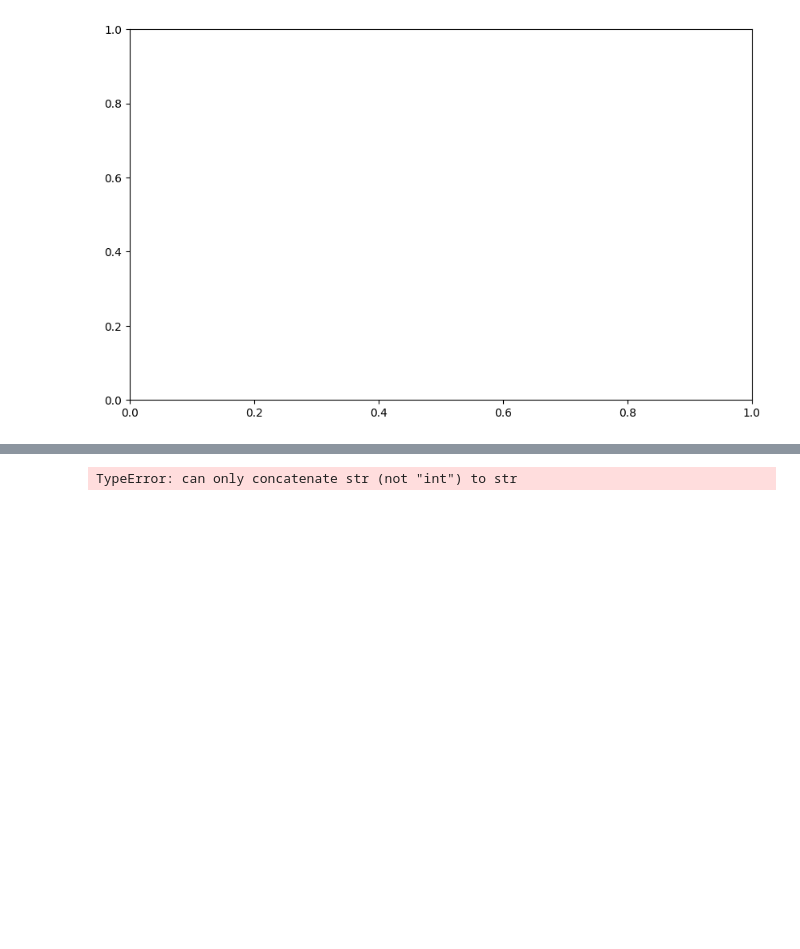
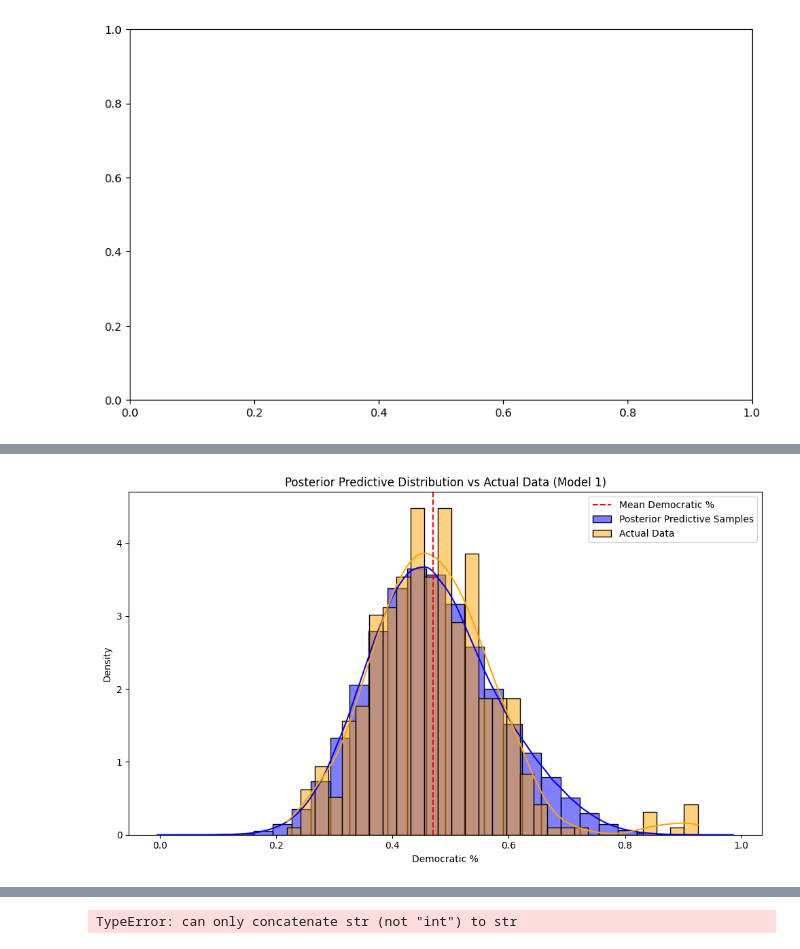
Before and after one commit to SzczypekJ/Predicting-USA-presidential-elections, a Jupyter notebook: testing_sklearn.ipynb, the cells around one changed output, grey strips where cells are left out. Cells and saved outputs as stored; diff of their text form; code cells hidden in the pictures; blank space fills up the shorter version.

```diff
--- a/testing_sklearn.ipynb
+++ b/testing_sklearn.ipynb
@@ -595,0 +1036,23 @@ y_rep[408]  4197.93  518.776  0.999534
+# %%
+# Flatten the values for plotting
+y_rep_posterior_flat = y_rep_posterior.values.flatten()
+actual_data_flat = data['Democratic %'].values
+
+# Plot the posterior predictive samples and actual data using seaborn
+plt.figure(figsize=(10, 6))
+sns.histplot(y_rep_posterior_flat, bins=30, kde=True, stat="density", alpha=0.5, label='Posterior Predictive Samples', color='blue')
+sns.histplot(actual_data_flat, bins=30, kde=True, stat="density", alpha=0.5, label='Actual Data', color='orange')
+
+# Add mean line
+mean_democratic_pct = data['Democratic %'].mean()
+plt.axvline(x=mean_democratic_pct, color='r', linestyle='--', label='Mean Democratic %')
+
+# Customize the plot
+plt.xlabel('Democratic %')
+plt.ylabel('Density')
+plt.legend()
+plt.title('Posterior Predictive Distribution vs Actual Data (Model 1)')
+plt.tight_layout()
+plt.show()
+# %% [output]
+[figure, added]
```
Also changed, not shown: parts of 15 cells of this notebook, 5 other files.
